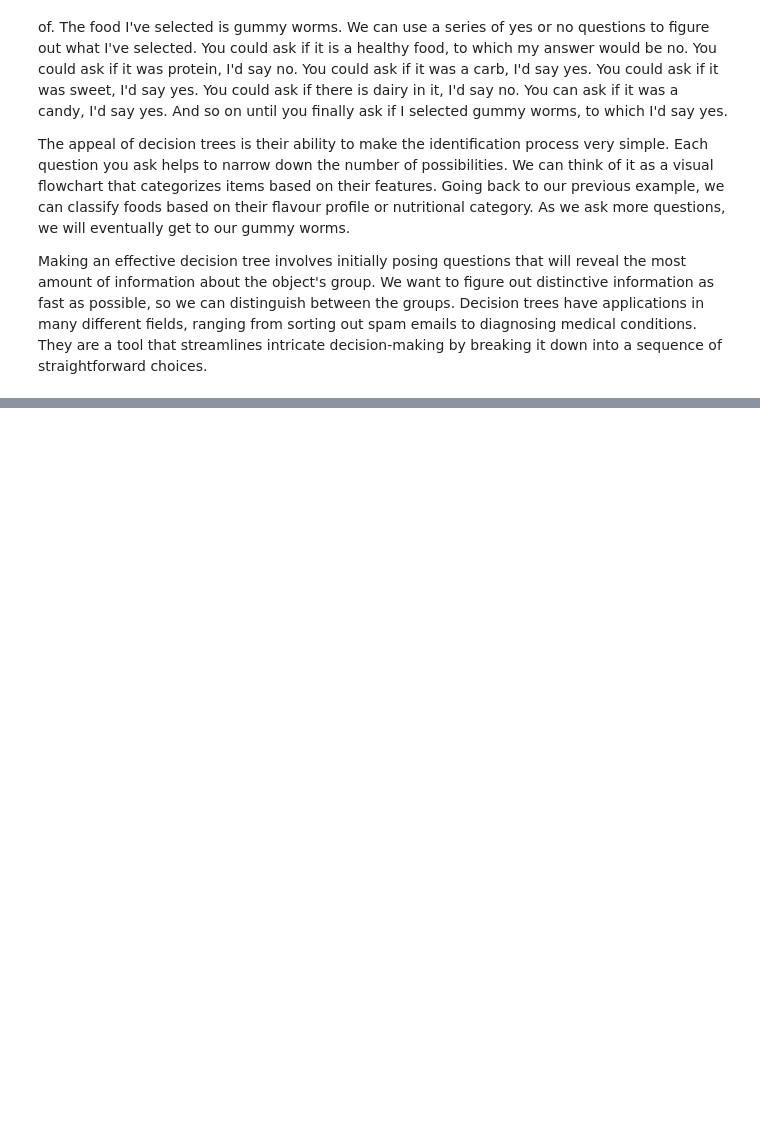
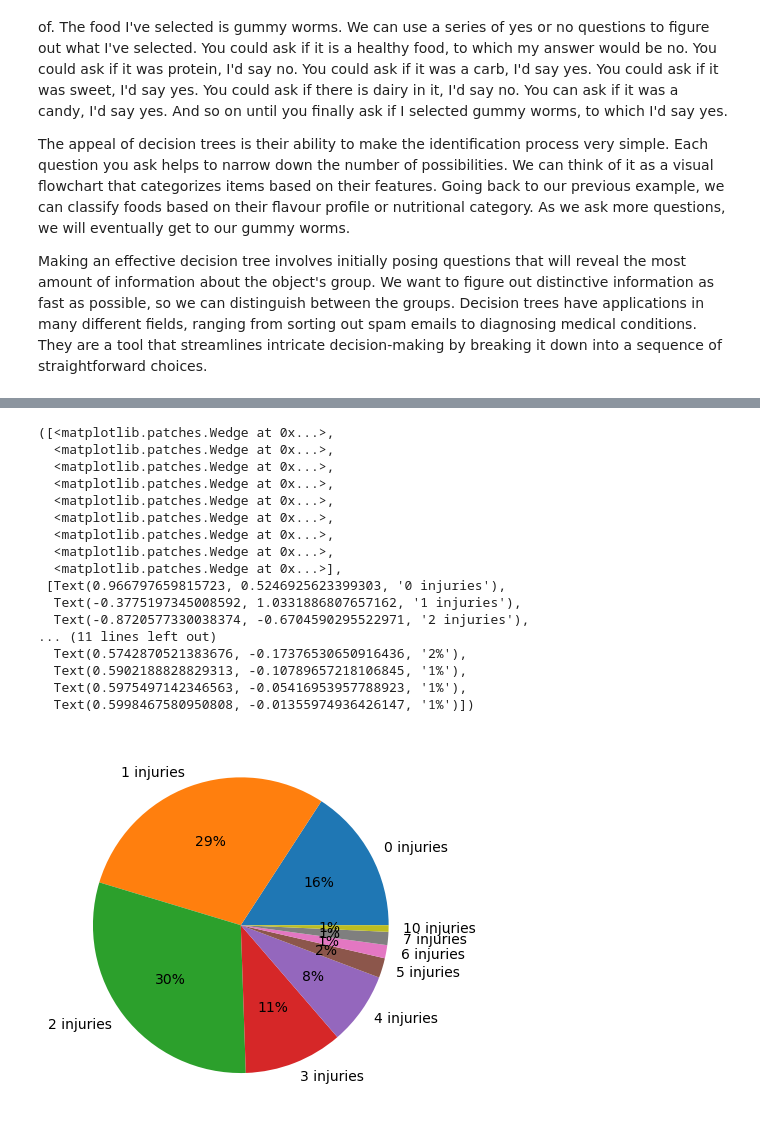
Before and after one commit to anly501/dsan-5000-project-rennyd123, a Jupyter notebook: dsan-website/5000-website/tabs/decision_tree/classification.ipynb, the cells around one changed output, grey strips where cells are left out. Drawn from its saved outputs; the diff is of its cells as text; code cells hidden in the pictures; blank space fills up the shorter version.

```diff
--- a/dsan-website/5000-website/tabs/decision_tree/classification.ipynb
+++ b/dsan-website/5000-website/tabs/decision_tree/classification.ipynb
@@ -26,0 +50,22 @@ Create two or more paragraphs, more is fine, that discuss in a NON-TECHNICAL way
+# %%
+#| code-fold: true
+plt.pie(label_dist.values, labels=[f"{count} injuries" for count in label_dist.index], autopct='%.0f%%')
+# %% [output]
+([<matplotlib.patches.Wedge at 0x...>,
+  <matplotlib.patches.Wedge at 0x...>,
+  <matplotlib.patches.Wedge at 0x...>,
+  <matplotlib.patches.Wedge at 0x...>,
+  <matplotlib.patches.Wedge at 0x...>,
+  <matplotlib.patches.Wedge at 0x...>,
+  <matplotlib.patches.Wedge at 0x...>,
+  <matplotlib.patches.Wedge at 0x...>,
+  <matplotlib.patches.Wedge at 0x...>],
+ [Text(0.966797659815723, 0.5246925623399303, '0 injuries'),
+  Text(-0.3775197345008592, 1.0331886807657162, '1 injuries'),
+  Text(-0.8720577330038374, -0.6704590295522971, '2 injuries'),
+... (11 lines left out)
+  Text(0.5742870521383676, -0.17376530650916436, '2%'),
+  Text(0.5902188828829313, -0.10789657218106845, '1%'),
+  Text(0.5975497142346563, -0.05416953957788923, '1%'),
+  Text(0.5998467580950808, -0.01355974936426147, '1%')])
+[figure, added]
```
Also changed, not shown: parts of 23 cells of this notebook, 26 other files.
